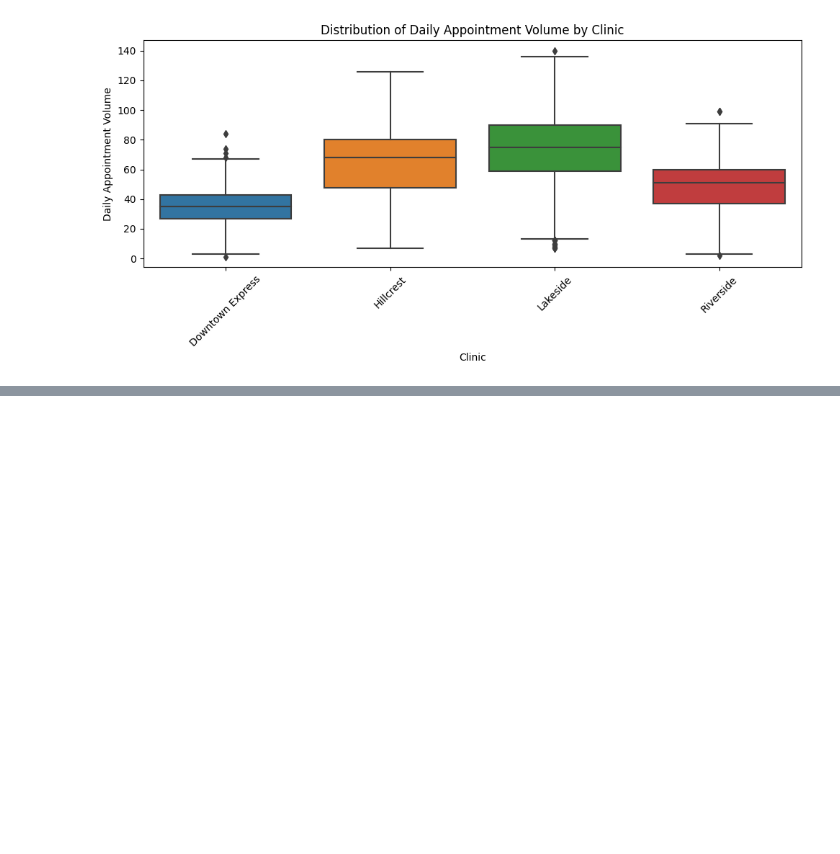
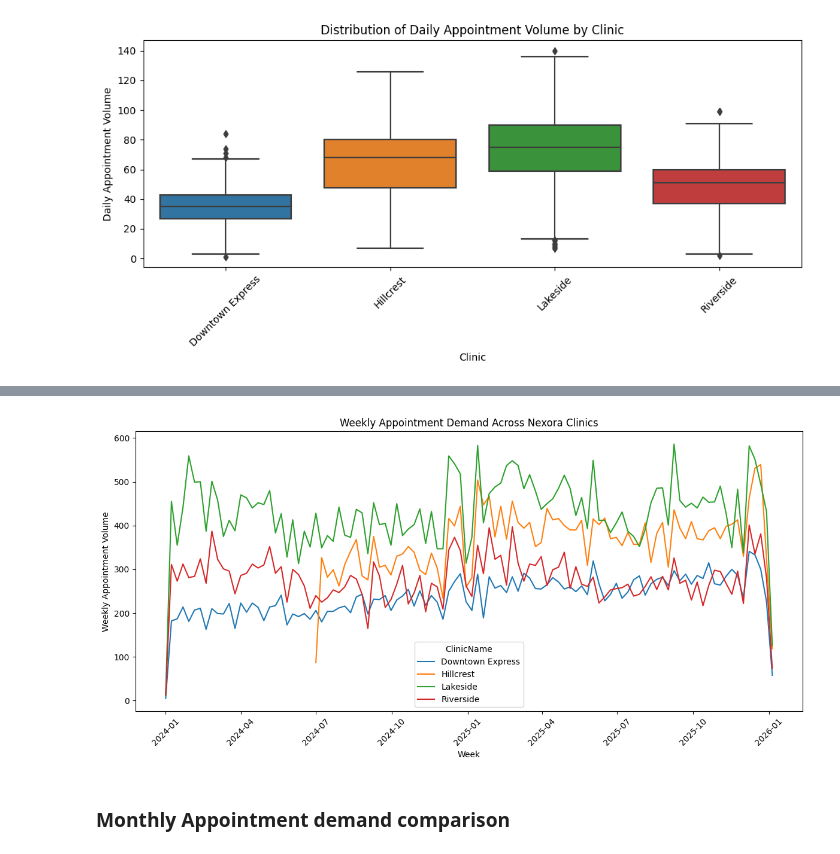
Before and after one commit to joshegwuatu/Appointment-volume-forecasting, a Jupyter notebook: EDA/01-EDA.ipynb, the cells around one changed output, grey strips where cells are left out. Cells and saved outputs as stored; diff of their text form; code cells hidden in the pictures; blank space fills up the shorter version.

```diff
--- a/EDA/01-EDA.ipynb
+++ b/EDA/01-EDA.ipynb
@@ -991,0 +1036,20 @@ plt.show()
+# %%
+plt.figure(figsize=(12, 6))
+
+sns.lineplot(
+    data=weekly_volume,
+    x="AppointmentDateTime",
+    y="AppointmentVolume",
+    hue="ClinicName"
+)
+
+plt.title("Weekly Appointment Demand Across Nexora Clinics")
+plt.xlabel("Week")
+plt.ylabel("Weekly Appointment Volume")
+plt.xticks(rotation=45)
+plt.tight_layout()
+plt.show()
+# %% [output]
+[figure, added]
+# %% [markdown]
+### Monthly Appointment demand comparison
```
Also changed, not shown: parts of 29 cells of this notebook.
